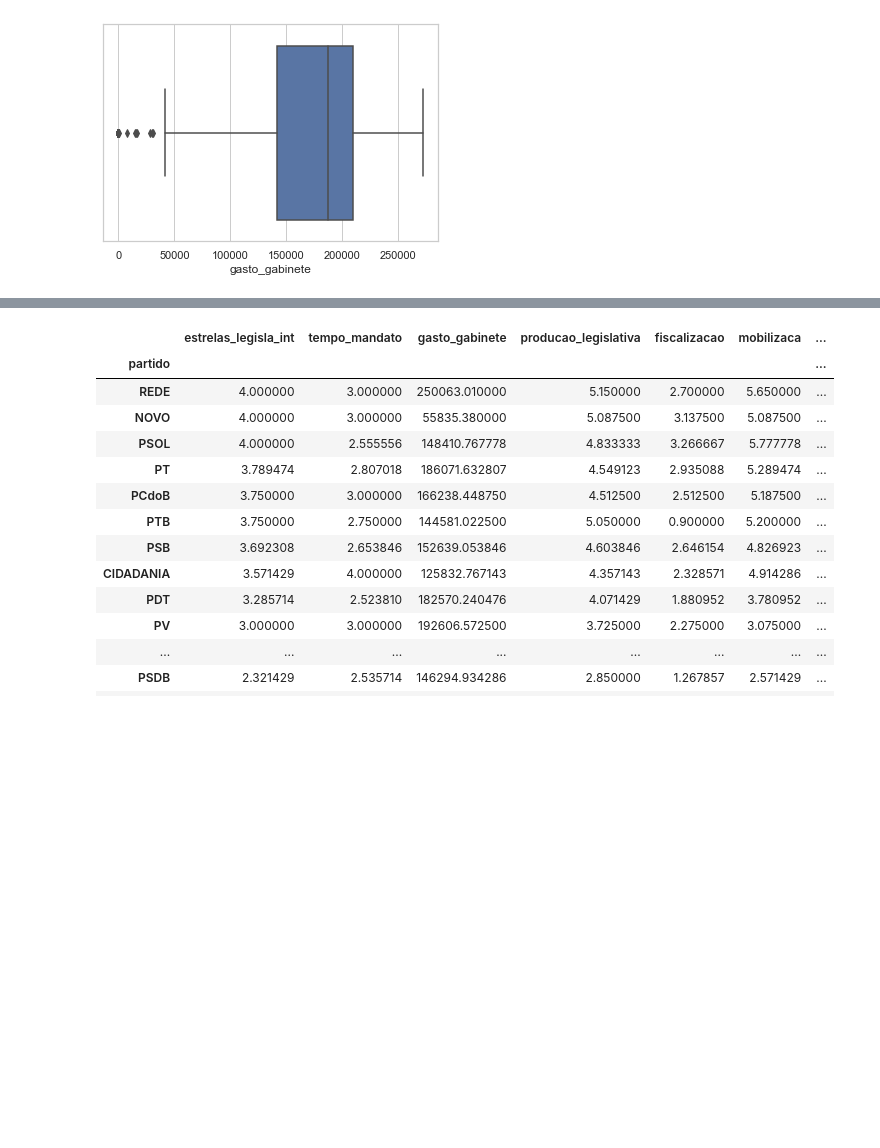
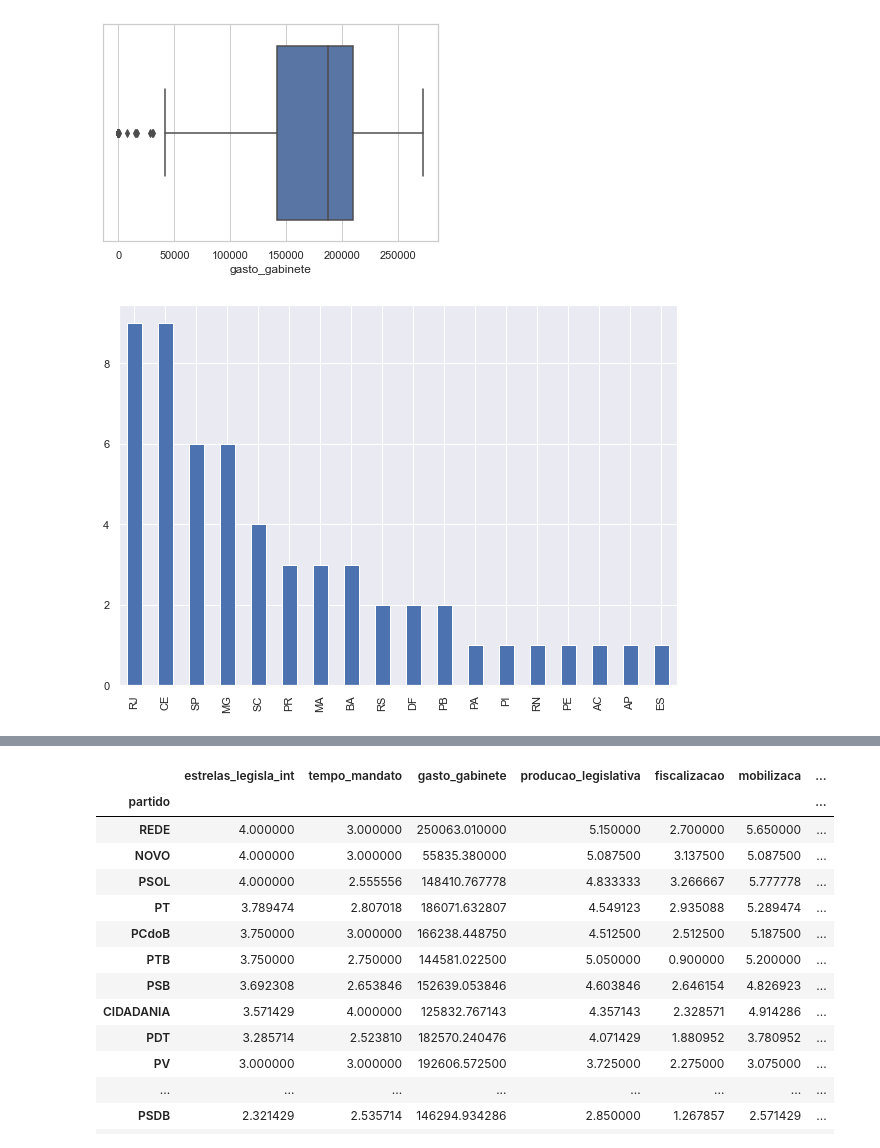
Before and after one commit to hdind/Politica, a Jupyter notebook: Análise Exploratória.ipynb, the cells around one changed output, grey strips where cells are left out. Drawn from its saved outputs; the diff is of its cells as text; code cells hidden in the pictures; blank space fills up the shorter version.

```diff
--- a/Análise Exploratória.ipynb
+++ b/Análise Exploratória.ipynb
@@ -51,3 +51,9 @@ sns.set_theme(style = 'whitegrid')
 _ = sns.boxplot(df['gasto_gabinete'])
 # %% [output]
 [figure]
+# %%
+df_menor_gasto = df.query('gasto_gabinete<50000')
+_ = plt.figure(figsize=(10,7))
+_ = df_menor_gasto.uf.value_counts().plot(kind='bar')
+# %% [output]
+[figure, added]
```
Also changed, not shown: parts of 4 cells of this notebook.
